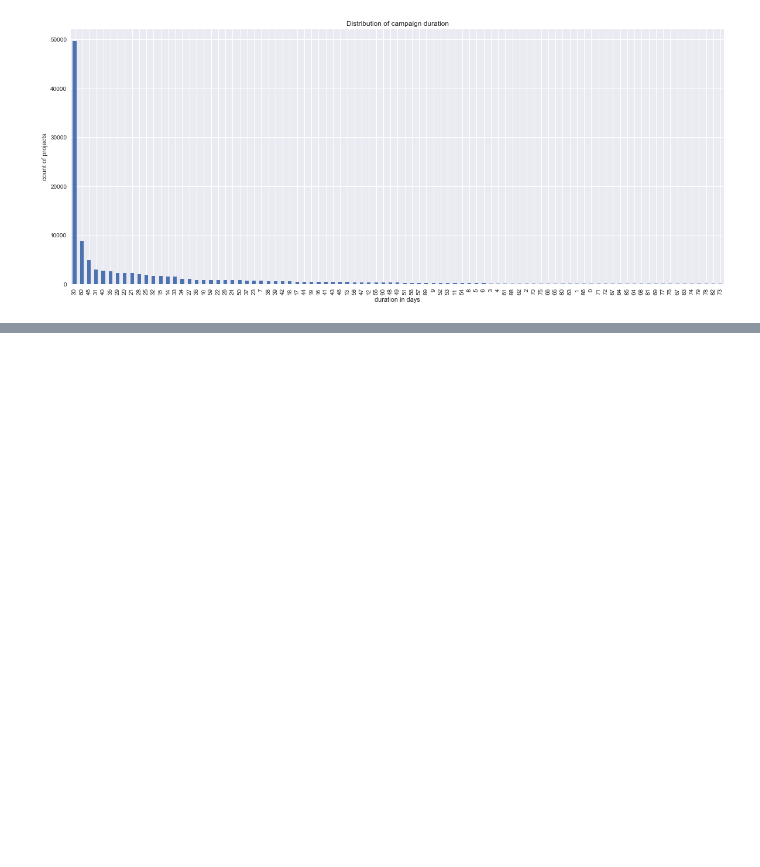
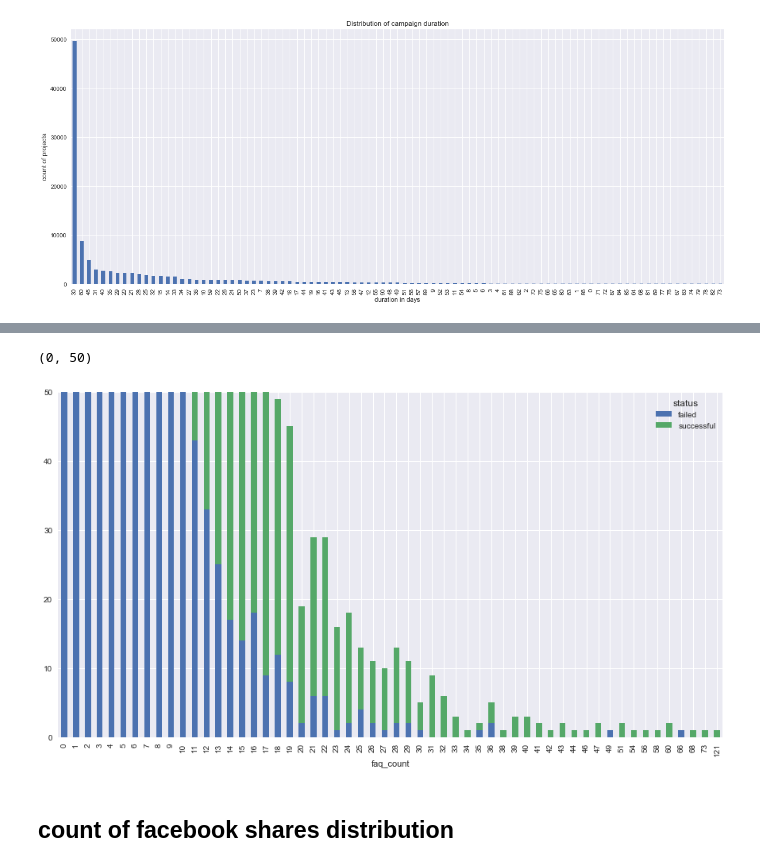
Before and after one commit to blanarik/kickstarter_success_prediction, a Jupyter notebook: 04_Kickstarter_exploratory_data_analysis_dataset_2.ipynb, the cells around one changed output, grey strips where cells are left out. Saved outputs shown, nothing was run; the diff lists cells and outputs as text; code cells hidden in the pictures; blank space fills up the shorter version.

```diff
--- a/04_Kickstarter_exploratory_data_analysis_dataset_2.ipynb
+++ b/04_Kickstarter_exploratory_data_analysis_dataset_2.ipynb
@@ -427,0 +465,9 @@ plt.title('Distribution of campaign duration')
+# %%
+pd.crosstab(index=df['faq_count'], columns=df['status']).plot.bar(stacked=True, figsize=(15, 8))
+#plt.yscale('log')
+plt.ylim([0,50])
+# %% [output]
+(0, 50)
+[figure, added]
+# %% [markdown]
+## count of facebook shares distribution
```
Also changed, not shown: parts of 15 cells of this notebook.
